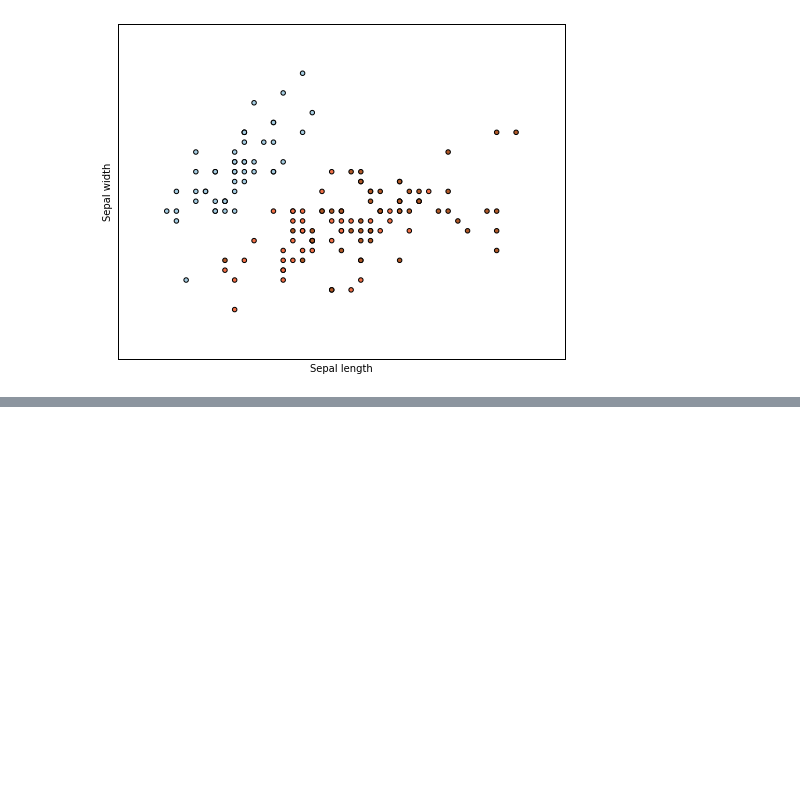
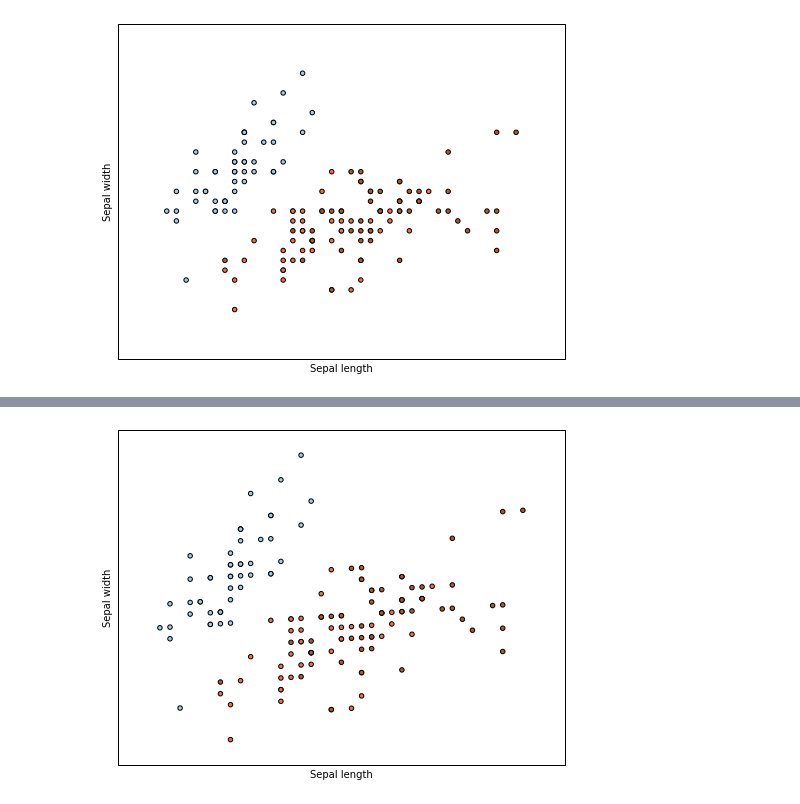
Before and after one commit to scikit-learn-contrib/metric-learn, a Jupyter notebook: examples/metric_plotting.ipynb, the cells around one changed output, grey strips where cells are left out. Saved outputs shown, nothing was run; the diff lists cells and outputs as text; code cells hidden in the pictures; blank space fills up the shorter version.

```diff
--- a/examples/metric_plotting.ipynb
+++ b/examples/metric_plotting.ipynb
@@ -150,0 +150,7 @@ plot(X, Y)
+# %%
+lsml = metric_learn.LSML_Supervised(num_constraints=200)
+X_lsml = lsml.fit_transform(X, Y)
+# %%
+plot(X_lsml, Y)
+# %% [output]
+[figure, added]
```
Also changed, not shown: parts of 42 cells of this notebook.
